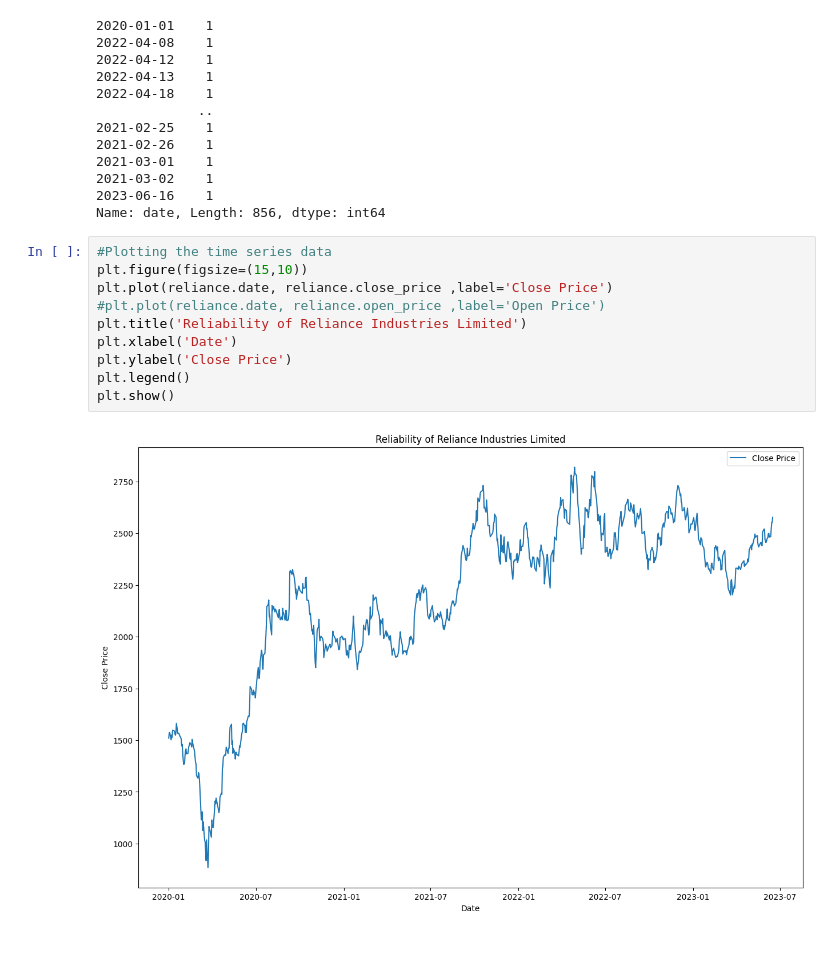
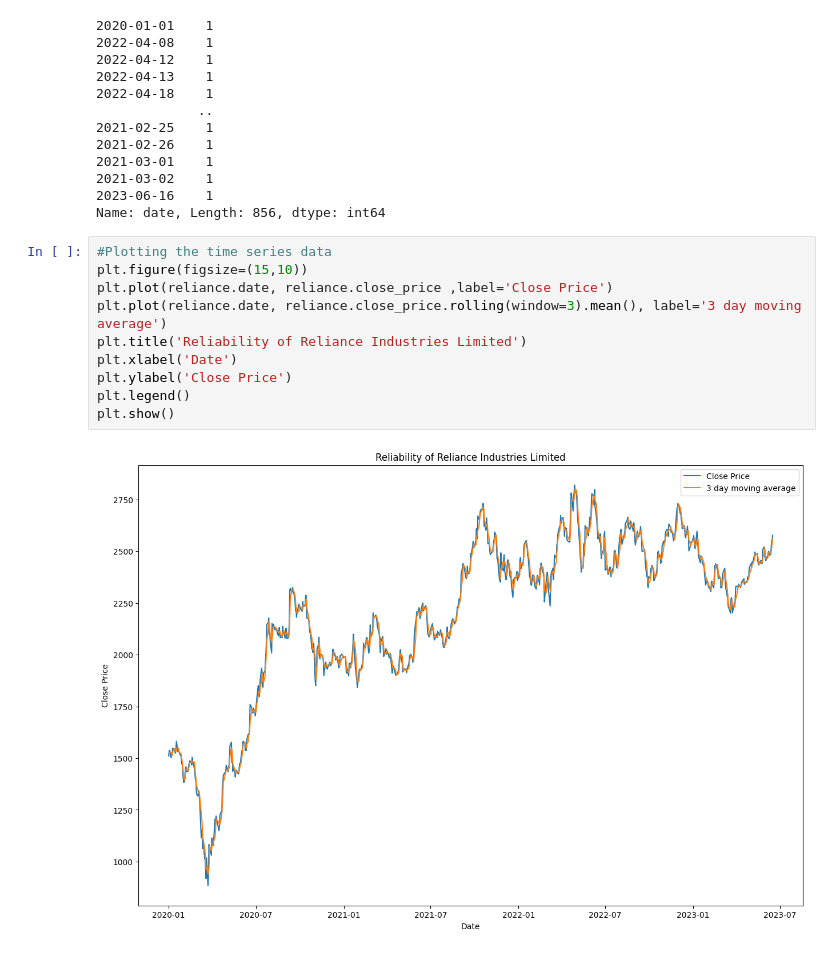
Before and after one commit to X-Warrior361/Financial-Analysis, a Jupyter notebook: main.ipynb, the cells around one changed output. Cells and saved outputs as stored; diff of their text form.

Commit message:
Checking moving average and std

```diff
--- a/main.ipynb
+++ b/main.ipynb
@@ -158,12 +158,12 @@ Name: date, Length: 856, dtype: int64
 # %%
 #Plotting the time series data
 plt.figure(figsize=(15,10))
 plt.plot(reliance.date, reliance.close_price ,label='Close Price')
-#plt.plot(reliance.date, reliance.open_price ,label='Open Price')
+plt.plot(reliance.date, reliance.close_price.rolling(window=3).mean(), label='3 day moving average')
 plt.title('Reliability of Reliance Industries Limited')
 plt.xlabel('Date')
 plt.ylabel('Close Price')
 plt.legend()
 plt.show()
 # %% [output]
-[figure, old version]
+[figure, new version]
```
Also changed, not shown: parts of 1 cell of this notebook, 2 other files.
